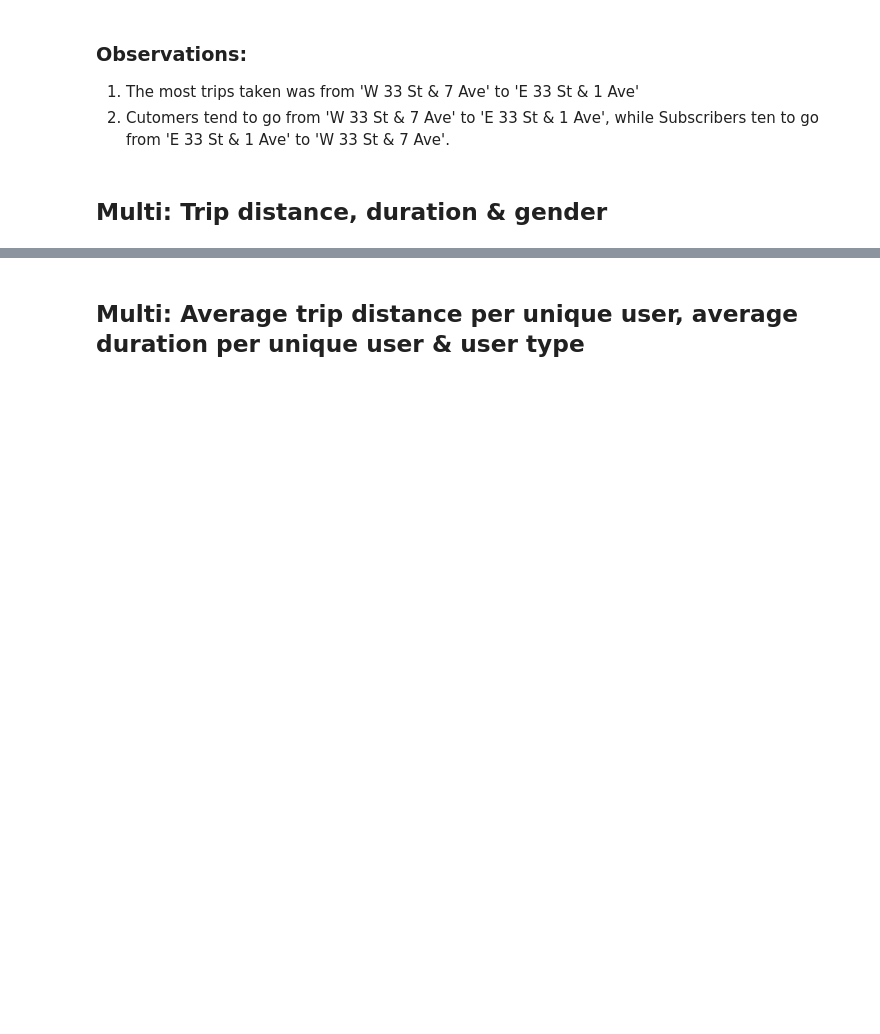
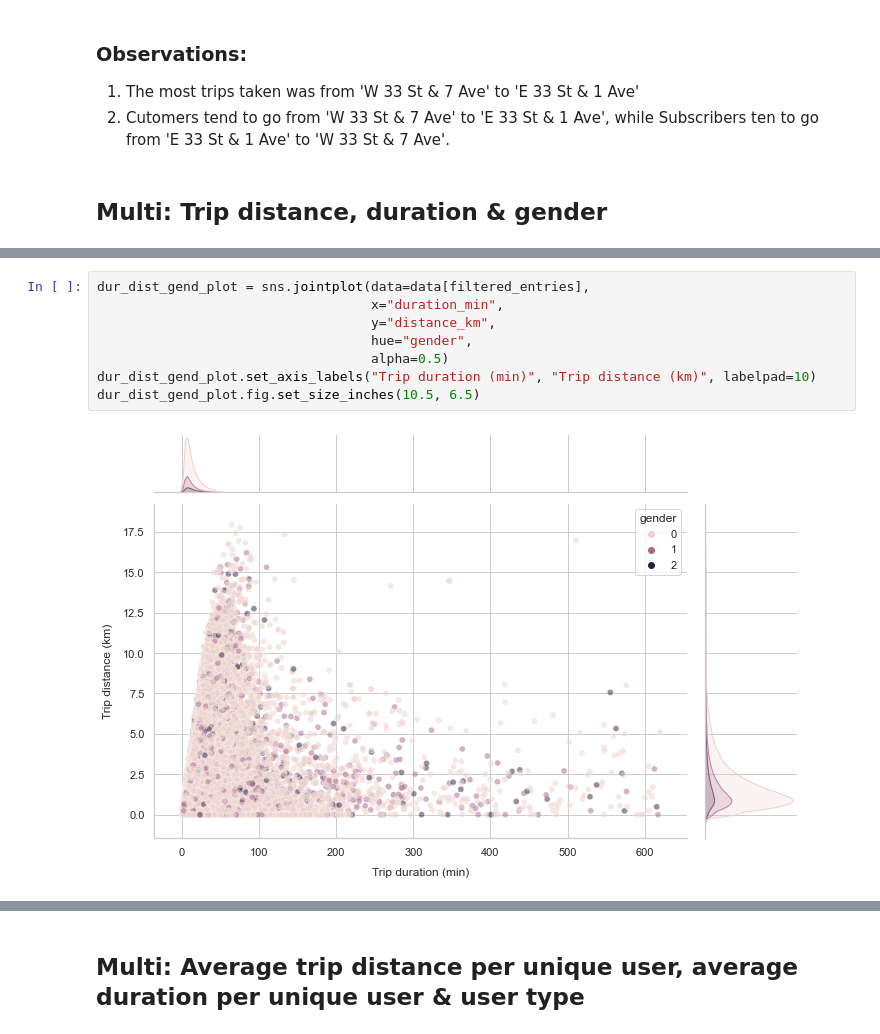
Before and after one commit to rlltj/openRefineEDA1, a Jupyter notebook: OpenRefine - Exercise 1 - 06 - EDA.ipynb, the cells around one changed output, grey strips where cells are left out. Cells and saved outputs as stored; diff of their text form; blank space fills up the shorter version.

```diff
--- a/OpenRefine - Exercise 1 - 06 - EDA.ipynb
+++ b/OpenRefine - Exercise 1 - 06 - EDA.ipynb
@@ -923,0 +1046,10 @@ journeyS_heatmap = sns.heatmap(journeyS_matrix, cmap="YlGnBu", annot=True, fmt="
+# %%
+dur_dist_gend_plot = sns.jointplot(data=data[filtered_entries],
+                                   x="duration_min",
+                                   y="distance_km",
+                                   hue="gender",
+                                   alpha=0.5)
+dur_dist_gend_plot.set_axis_labels("Trip duration (min)", "Trip distance (km)", labelpad=10)
+dur_dist_gend_plot.fig.set_size_inches(10.5, 6.5)
+# %% [output]
+[figure, added]
```
Also changed, not shown: parts of 15 cells of this notebook.
